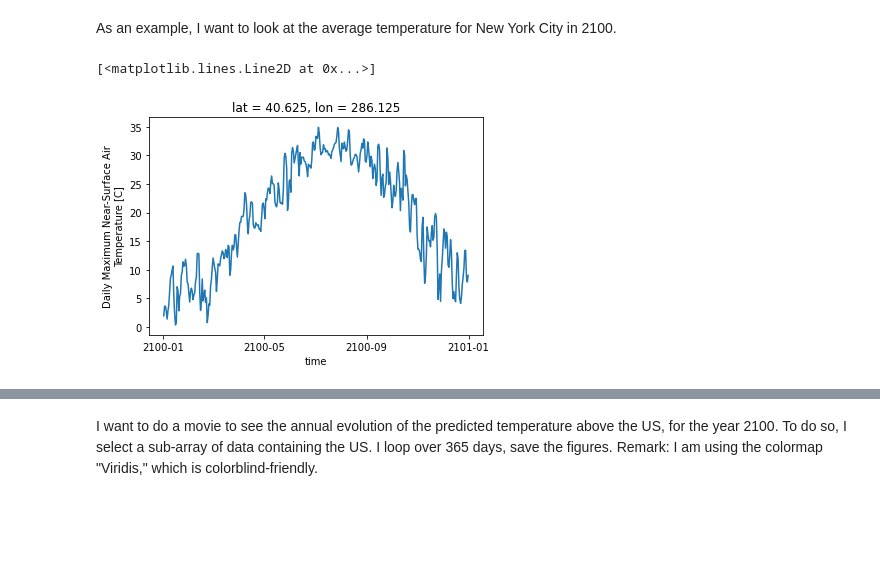
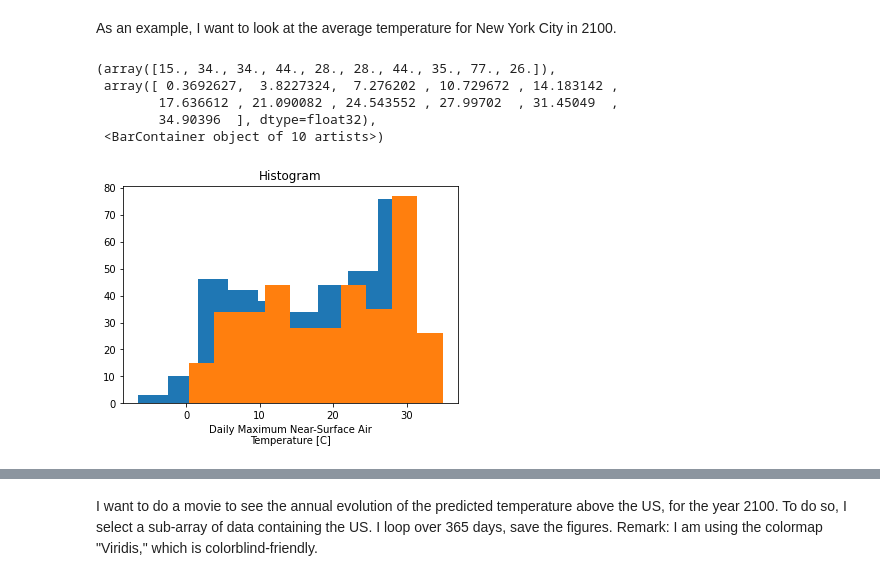
Before and after one commit to alexandrebelli/Data-Science-Porject-in-Progress-, a Jupyter notebook: temperture_prediction.ipynb, the cells around one changed output, grey strips where cells are left out. Drawn from its saved outputs; the diff is of its cells as text; code cells hidden in the pictures; blank space fills up the shorter version.

```diff
--- a/temperture_prediction.ipynb
+++ b/temperture_prediction.ipynb
@@ -13,3 +13,4 @@ I downloaded the predictive data for the surface temperature and for year 2100.
 # %%
 ds = xr.open_dataset("2100.nc") #opening the dataset
 ds #printing the information
+ds2 = xr.open_dataset("2015.nc")
@@ -38,17 +19,29 @@ As an example, I want to look at the average temperature for New York City in 21
 # %%
 import numpy as np
 latNY=np.where(ds['lat'].lat>=40.6) #I am selecting in the dataset the latitude and longitude of New York
 
 longNY = np.where(ds['lon'].lon>=285.96)
 #Because I will not find the exact latitude and Longitude, I use a "greater than" condition, and take the first element, which will be the closest to the latitude and Longitude I am looking for.
 latNY =np.asarray(latNY)[0][0]
 longNY = np.asarray(longNY)[0][0]
 tasmax = ds.tasmax - 273.15 # changing from degree Kelvin to degree Celsius
+tasmax2015 = ds2.tasmax - 273.15
 
 tasmax.attrs = ds.tasmax.attrs
 tasmax.attrs["units"] = "C"
+tasmax2015.attrs = ds2.tasmax.attrs
+tasmax2015.attrs["units"] = "C"
+
 temp1d = tasmax.isel(lat=latNY ,lon=longNY)
-temp1d.plot() #plotting the annual temperature variation for New York City, predicted for 2100.
+temp1d2015 = tasmax2015.isel(lat=latNY ,lon=longNY)
+
+
+temp1d2015.plot.hist()
+temp1d.plot.hist()#plotting the annual temperature variation for New York City, predicted for 2100.
 # %% [output]
-[<matplotlib.lines.Line2D at 0x...>]
+(array([15., 34., 34., 44., 28., 28., 44., 35., 77., 26.]),
+ array([ 0.3692627,  3.8227324,  7.276202 , 10.729672 , 14.183142 ,
+        17.636612 , 21.090082 , 24.543552 , 27.99702  , 31.45049  ,
+        34.90396  ], dtype=float32),
+ <BarContainer object of 10 artists>)
-[figure, old version]
+[figure, new version]
```
Also changed, not shown: parts of 4 cells of this notebook, 3 other files.
